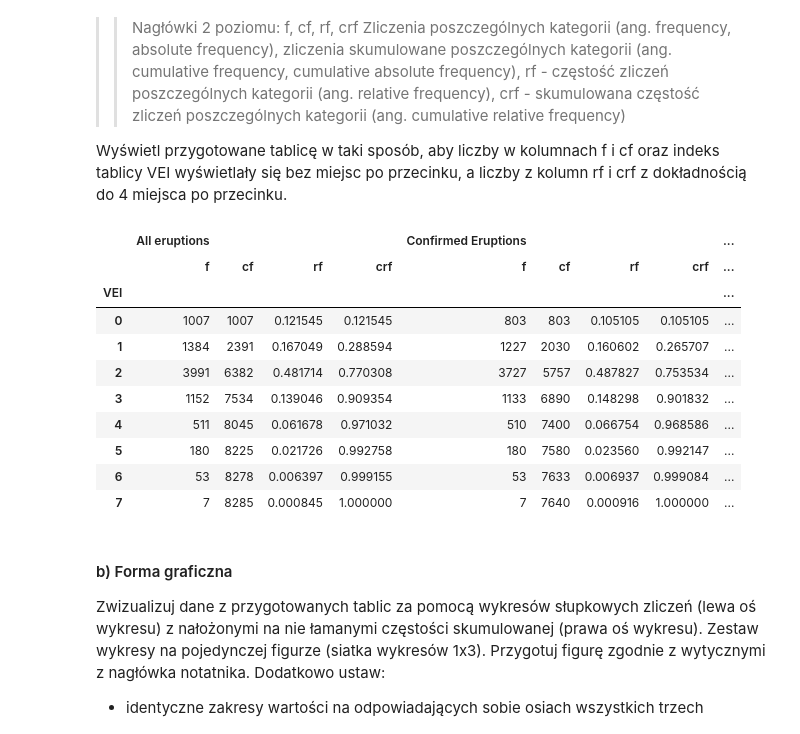
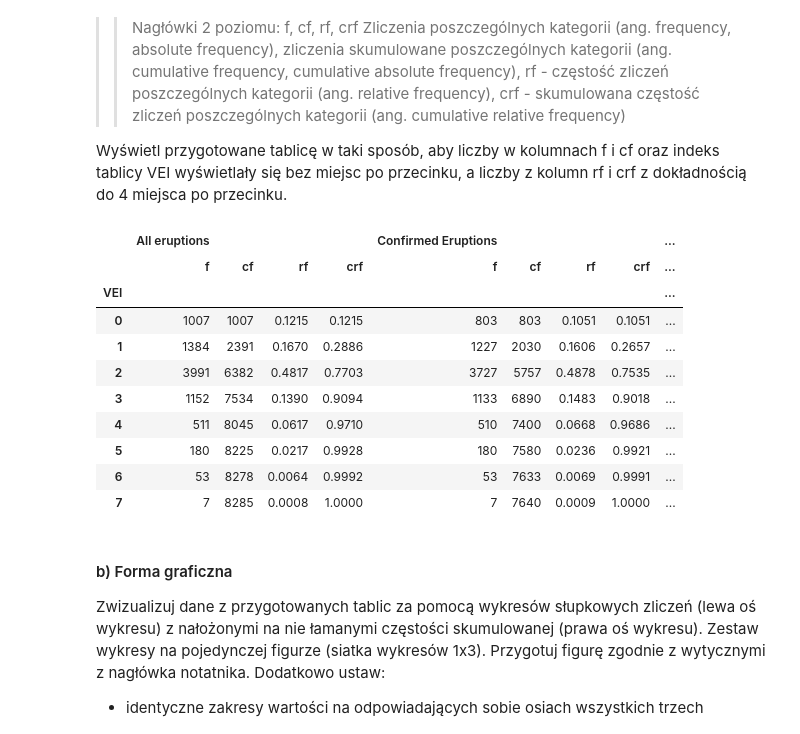
Before and after one commit to kubanskan/AGHCourse-DataAnalysisPython, a Jupyter notebook: Project1-DescriptiveStatistics/ZZ01_CZ03.ipynb, the cells around one changed output. Drawn from its saved outputs; the diff is of its cells as text; code cells hidden in the pictures.

```diff
--- a/Project1-DescriptiveStatistics/ZZ01_CZ03.ipynb
+++ b/Project1-DescriptiveStatistics/ZZ01_CZ03.ipynb
@@ -62,20 +62,10 @@ eruptions_data
 | 22352 | Quetrupillan | Confirmed | 3.0 | -11345 | NaN | NaN | NaN | ... |
 8285 rows × 11 columns
 # %%
-vei_data_1 = eruptions_data.value_counts(subset='VEI').to_frame().sort_index().rename(columns = {'count':'f'})
-vei_data_1['cf'] = vei_data_1['f'].cumsum()
-vei_data_1['rf'] = vei_data_1['f'] / vei_data_1['f'].sum()
-vei_data_1['crf'] = vei_data_1['cf'] / vei_data_1['f'].sum()
-
-vei_data_2 = eruptions_data[eruptions_data['Eruption Category'] == 'Confirmed'].value_counts(subset='VEI').to_frame().sort_index().rename(columns = {'count':'f'})
-vei_data_2['cf'] = vei_data_2['f'].cumsum()
-vei_data_2['rf'] = vei_data_2['f'] / vei_data_2['f'].sum()
-vei_data_2['crf'] = vei_data_2['cf'] / vei_data_2['f'].sum()
-
-vei_data_3 = eruptions_data[eruptions_data['Eruption Category'] == 'Uncertain'].value_counts(subset='VEI').to_frame().sort_index().rename(columns = {'count':'f'})
-vei_data_3['cf'] = vei_data_3['f'].cumsum()
-vei_data_3['rf'] = vei_data_3['f'] / vei_data_3['f'].sum()
-vei_data_3['crf'] = vei_data_3['cf'] / vei_data_3['f'].sum()
+# Wczytanie ramek z poprzednich zajęć
+vei_data_1 = pd.read_pickle("vei_data_1.pkl")
+vei_data_2 = pd.read_pickle("vei_data_2.pkl")
+vei_data_3 = pd.read_pickle("vei_data_3.pkl")
 # %% [markdown]
 ### Zadanie 4: Konstrukcja szeregów rodzielczych - bardziej skomplikowane tablice [10 pkt]
 
@@ -97,24 +87,31 @@ Wyświetl przygotowane tablicę w taki sposób, aby liczby w kolumnach f i cf or
 # %%
 column1=["All eruptions", "Confirmed Eruptions", "Uncertain Eruptions"]
 column2=["f", "cf", "rf", "crf"]
 vei_data=pd.DataFrame(columns=pd.MultiIndex.from_product([column1, column2]), index=sorted(eruptions_data["VEI"].unique().astype('int32')))
 vei_data.index.name="VEI"
 vei_data["All eruptions"]=vei_data_1
 vei_data["Confirmed Eruptions"]=vei_data_2
 vei_data["Uncertain Eruptions"]=vei_data_3
 vei_data
+vei_data.style.format({('All eruptions', 'rf'):'{:.4f}', ('Confirmed Eruptions', 'rf'):'{:.4f}', ('Uncertain Eruptions', 'rf'):'{:.4f}',
+                       ('All eruptions', 'crf'):'{:.4f}',('Confirmed Eruptions', 'crf'):'{:.4f}', ('Uncertain Eruptions', 'crf'):'{:.4f}',
+                       ('All eruptions', 'f'):'{:.0f}', ('Confirmed Eruptions', 'f'):'{:.0f}', ('Uncertain Eruptions', 'f'):'{:.0f}',
+                       ('All eruptions', 'cf'):'{:.0f}',('Confirmed Eruptions', 'cf'):'{:.0f}', ('Uncertain Eruptions', 'cf'):'{:.0f}'
+
+
+                      })
 # %% [output]
 |  | All eruptions |  |  |  | Confirmed Eruptions |  |  |  | ... |
 |  | f | cf | rf | crf | f | cf | rf | crf | ... |
 | VEI |  |  |  |  |  |  |  |  | ... |
-| 0 | 1007 | 1007 | 0.121545 | 0.121545 | 803 | 803 | 0.105105 | 0.105105 | ... |
-| 1 | 1384 | 2391 | 0.167049 | 0.288594 | 1227 | 2030 | 0.160602 | 0.265707 | ... |
-| 2 | 3991 | 6382 | 0.481714 | 0.770308 | 3727 | 5757 | 0.487827 | 0.753534 | ... |
-| 3 | 1152 | 7534 | 0.139046 | 0.909354 | 1133 | 6890 | 0.148298 | 0.901832 | ... |
-| 4 | 511 | 8045 | 0.061678 | 0.971032 | 510 | 7400 | 0.066754 | 0.968586 | ... |
-| 5 | 180 | 8225 | 0.021726 | 0.992758 | 180 | 7580 | 0.023560 | 0.992147 | ... |
-| 6 | 53 | 8278 | 0.006397 | 0.999155 | 53 | 7633 | 0.006937 | 0.999084 | ... |
-| 7 | 7 | 8285 | 0.000845 | 1.000000 | 7 | 7640 | 0.000916 | 1.000000 | ... |
+| 0 | 1007 | 1007 | 0.1215 | 0.1215 | 803 | 803 | 0.1051 | 0.1051 | ... |
+| 1 | 1384 | 2391 | 0.1670 | 0.2886 | 1227 | 2030 | 0.1606 | 0.2657 | ... |
+| 2 | 3991 | 6382 | 0.4817 | 0.7703 | 3727 | 5757 | 0.4878 | 0.7535 | ... |
+| 3 | 1152 | 7534 | 0.1390 | 0.9094 | 1133 | 6890 | 0.1483 | 0.9018 | ... |
+| 4 | 511 | 8045 | 0.0617 | 0.9710 | 510 | 7400 | 0.0668 | 0.9686 | ... |
+| 5 | 180 | 8225 | 0.0217 | 0.9928 | 180 | 7580 | 0.0236 | 0.9921 | ... |
+| 6 | 53 | 8278 | 0.0064 | 0.9992 | 53 | 7633 | 0.0069 | 0.9991 | ... |
+| 7 | 7 | 8285 | 0.0008 | 1.0000 | 7 | 7640 | 0.0009 | 1.0000 | ... |
 # %%
 ## Komórka testowa
 # Test 1: Indeks
```
Also changed, not shown: parts of 5 cells of this notebook, 3 other files.
